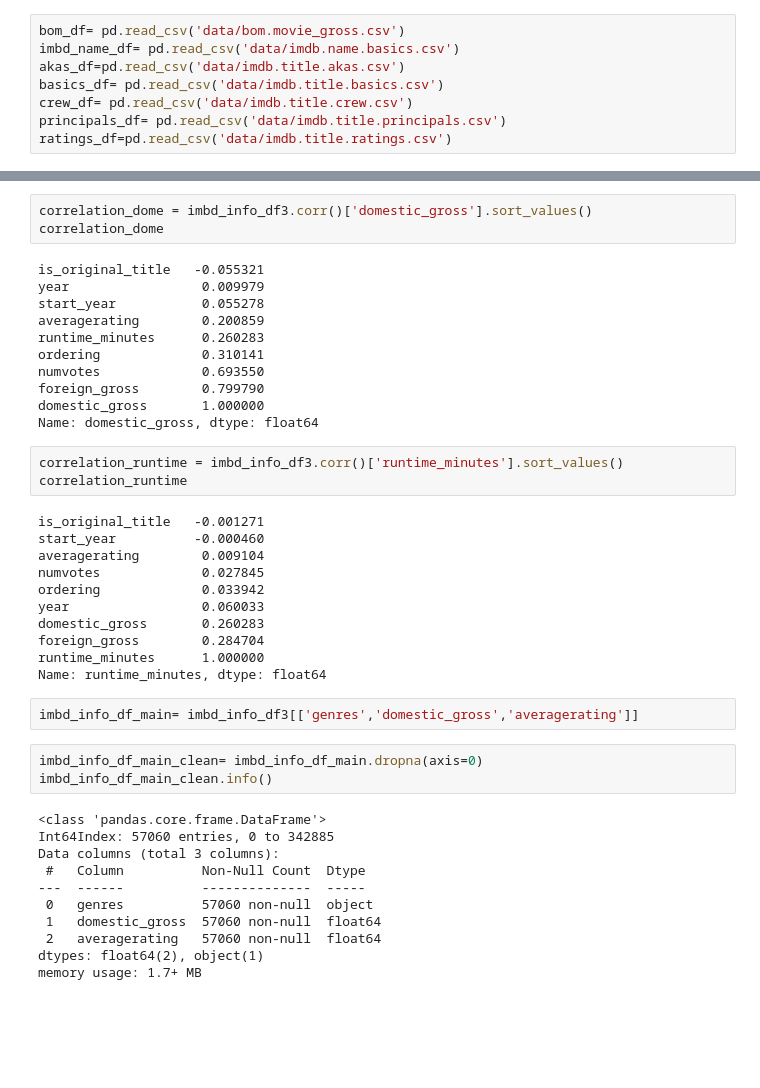
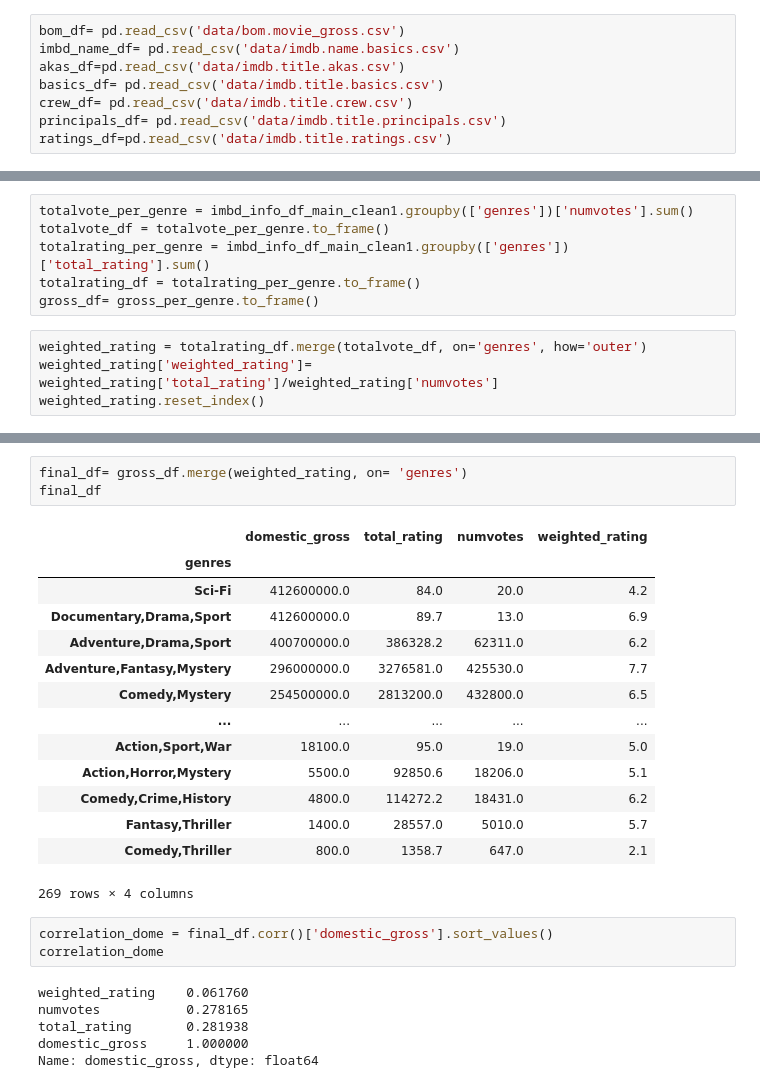
Before and after one commit to iansharff/microsoft_movies, a Jupyter notebook: IMBD+BOM.ipynb, the cells around one changed output, grey strips where cells are left out. Drawn from its saved outputs; the diff is of its cells as text; blank space fills up the shorter version.

```diff
--- a/IMBD+BOM.ipynb
+++ b/IMBD+BOM.ipynb
@@ -109,0 +154,10 @@ genre_dome_df.head(15)
+# %%
+totalvote_per_genre = imbd_info_df_main_clean1.groupby(['genres'])['numvotes'].sum()
+totalvote_df = totalvote_per_genre.to_frame()
+totalrating_per_genre = imbd_info_df_main_clean1.groupby(['genres'])['total_rating'].sum()
+totalrating_df = totalrating_per_genre.to_frame()
+gross_df= gross_per_genre.to_frame()
+# %%
+weighted_rating = totalrating_df.merge(totalvote_df, on='genres', how='outer')
+weighted_rating['weighted_rating']= weighted_rating['total_rating']/weighted_rating['numvotes']
+weighted_rating.reset_index()
@@ -110,44 +178,27 @@ genre_dome_df.head(15)
+# %%
+final_df= gross_df.merge(weighted_rating, on= 'genres')
+final_df
+# %% [output]
+|  | domestic_gross | total_rating | numvotes | weighted_rating |
+| genres |  |  |  |  |
+| Sci-Fi | 412600000.0 | 84.0 | 20.0 | 4.2 |
+| Documentary,Drama,Sport | 412600000.0 | 89.7 | 13.0 | 6.9 |
+| Adventure,Drama,Sport | 400700000.0 | 386328.2 | 62311.0 | 6.2 |
+| Adventure,Fantasy,Mystery | 296000000.0 | 3276581.0 | 425530.0 | 7.7 |
+| Comedy,Mystery | 254500000.0 | 2813200.0 | 432800.0 | 6.5 |
+| ... | ... | ... | ... | ... |
+| Action,Sport,War | 18100.0 | 95.0 | 19.0 | 5.0 |
+| Action,Horror,Mystery | 5500.0 | 92850.6 | 18206.0 | 5.1 |
+| Comedy,Crime,History | 4800.0 | 114272.2 | 18431.0 | 6.2 |
+| Fantasy,Thriller | 1400.0 | 28557.0 | 5010.0 | 5.7 |
+| Comedy,Thriller | 800.0 | 1358.7 | 647.0 | 2.1 |
+269 rows × 4 columns
 # %%
-correlation_dome = imbd_info_df3.corr()['domestic_gross'].sort_values()
+correlation_dome = final_df.corr()['domestic_gross'].sort_values()
 correlation_dome
 # %% [output]
-is_original_title   -0.055321
-year                 0.009979
-start_year           0.055278
-averagerating        0.200859
-runtime_minutes      0.260283
-ordering             0.310141
-numvotes             0.693550
-foreign_gross        0.799790
-domestic_gross       1.000000
+weighted_rating    0.061760
+numvotes           0.278165
+total_rating       0.281938
+domestic_gross     1.000000
 Name: domestic_gross, dtype: float64
-# %%
-correlation_runtime = imbd_info_df3.corr()['runtime_minutes'].sort_values()
-correlation_runtime
-# %% [output]
-is_original_title   -0.001271
-start_year          -0.000460
-averagerating        0.009104
-numvotes             0.027845
-ordering             0.033942
-year                 0.060033
-domestic_gross       0.260283
-foreign_gross        0.284704
-runtime_minutes      1.000000
-Name: runtime_minutes, dtype: float64
-# %%
-imbd_info_df_main= imbd_info_df3[['genres','domestic_gross','averagerating']]
-# %%
-imbd_info_df_main_clean= imbd_info_df_main.dropna(axis=0)
-imbd_info_df_main_clean.info()
-# %% [output]
-<class 'pandas.core.frame.DataFrame'>
-Int64Index: 57060 entries, 0 to 342885
-Data columns (total 3 columns):
- #   Column          Non-Null Count  Dtype
----  ------          --------------  -----
- 0   genres          57060 non-null  object
- 1   domestic_gross  57060 non-null  float64
- 2   averagerating   57060 non-null  float64
-dtypes: float64(2), object(1)
-memory usage: 1.7+ MB
```
Also changed, not shown: parts of 27 cells of this notebook, 1 other file.
